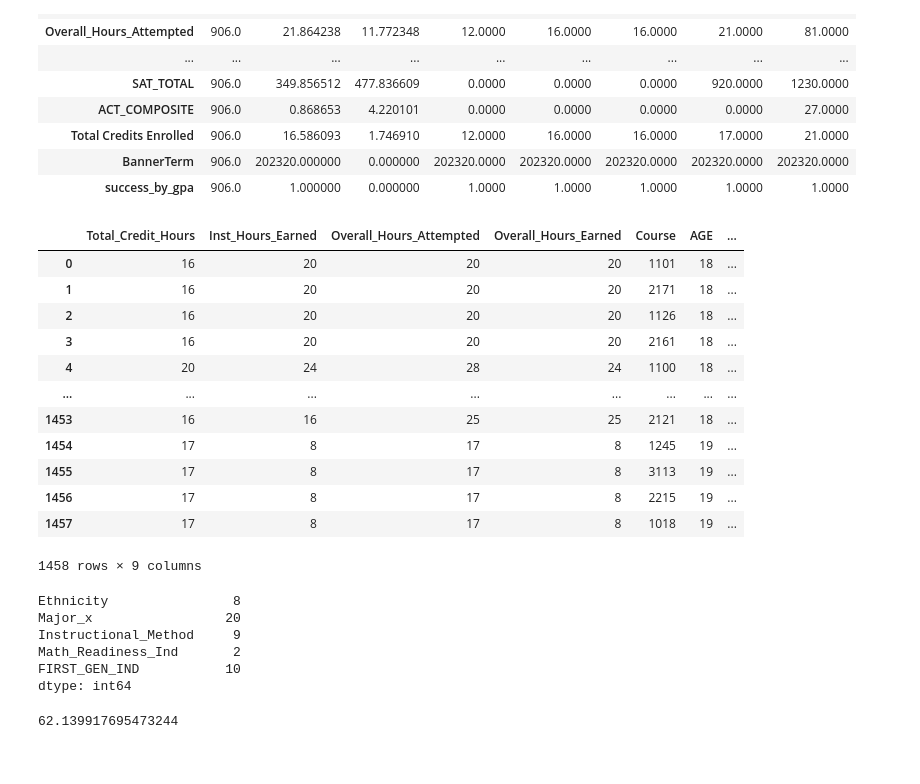
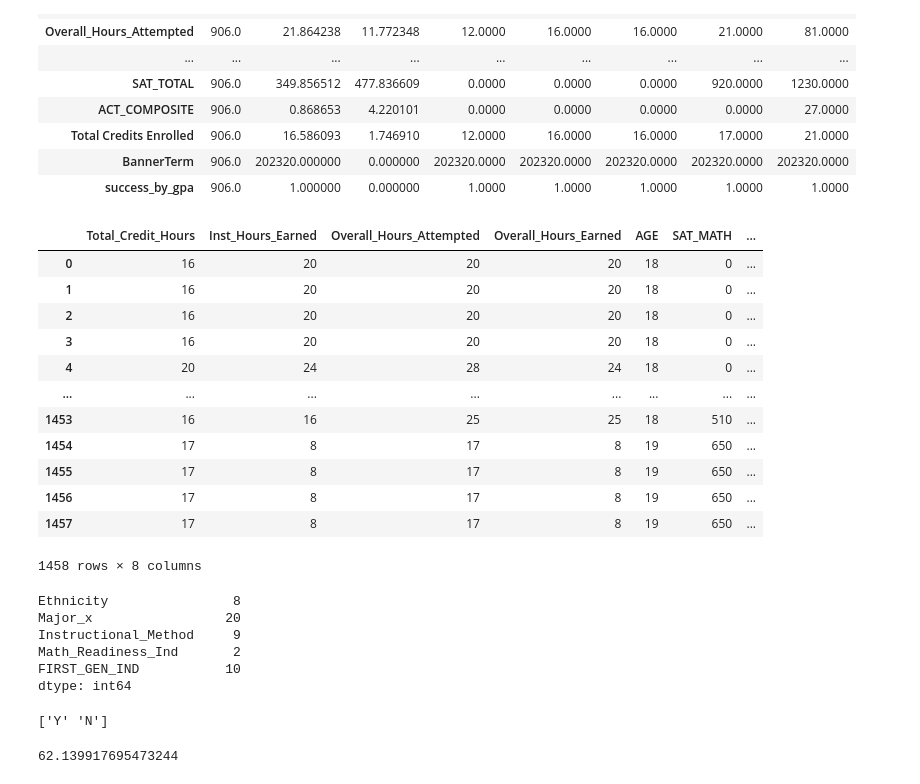
Before and after one commit to udoychowdhury/DataScience, a Jupyter notebook: Assitantship/logisticRegression.ipynb, the cells around one changed output. Cells and saved outputs as stored; diff of their text form; code cells hidden in the pictures.

```diff
--- a/Assitantship/logisticRegression.ipynb
+++ b/Assitantship/logisticRegression.ipynb
@@ -105,36 +105,37 @@ student_df[student_df['success_by_gpa'] == 1].describe().T
 # %%
 num_cols_hist = num_cols.drop(['success_by_gpa'], axis=1)
 num_cols_hist = num_cols_hist.drop(['Overall_GPA'], axis=1)
 num_cols_hist = num_cols_hist.drop(['Term_GPA'], axis=1)
 num_cols_hist = num_cols_hist.drop(['ID'], axis=1)
 num_cols_hist = num_cols_hist.drop(['HS_LAT'], axis=1)
 num_cols_hist = num_cols_hist.drop(['HS_LONG'], axis=1)
 num_cols_hist = num_cols_hist.drop(['SPRADDR_CNTY_CODE'], axis=1)
 num_cols_hist = num_cols_hist.drop(['Term_Code'], axis=1)
 num_cols_hist = num_cols_hist.drop(['Section'], axis=1)
 num_cols_hist = num_cols_hist.drop(['Admit_Term'], axis=1)
 num_cols_hist = num_cols_hist.drop(['County'], axis=1)
 num_cols_hist = num_cols_hist.drop(['BannerTerm'], axis=1)
 num_cols_hist = num_cols_hist.drop(['Credit_Hours'], axis=1)
 num_cols_hist = num_cols_hist.drop(['SAT_ERBW'], axis=1)
 num_cols_hist = num_cols_hist.drop(['SAT_TOTAL'], axis=1)
 num_cols_hist = num_cols_hist.drop(['CRN'], axis=1)
 num_cols_hist = num_cols_hist.drop(['Inst_Hours_Attempted'], axis=1)
+num_cols_hist = num_cols_hist.drop(['Course'], axis=1)
 num_cols_hist
 # %% [output]
-|  | Total_Credit_Hours | Inst_Hours_Earned | Overall_Hours_Attempted | Overall_Hours_Earned | Course | AGE | ... |
-| 0 | 16 | 20 | 20 | 20 | 1101 | 18 | ... |
-| 1 | 16 | 20 | 20 | 20 | 2171 | 18 | ... |
-| 2 | 16 | 20 | 20 | 20 | 1126 | 18 | ... |
-| 3 | 16 | 20 | 20 | 20 | 2161 | 18 | ... |
-| 4 | 20 | 24 | 28 | 24 | 1100 | 18 | ... |
+|  | Total_Credit_Hours | Inst_Hours_Earned | Overall_Hours_Attempted | Overall_Hours_Earned | AGE | SAT_MATH | ... |
+| 0 | 16 | 20 | 20 | 20 | 18 | 0 | ... |
+| 1 | 16 | 20 | 20 | 20 | 18 | 0 | ... |
+| 2 | 16 | 20 | 20 | 20 | 18 | 0 | ... |
+| 3 | 16 | 20 | 20 | 20 | 18 | 0 | ... |
+| 4 | 20 | 24 | 28 | 24 | 18 | 0 | ... |
 | ... | ... | ... | ... | ... | ... | ... | ... |
-| 1453 | 16 | 16 | 25 | 25 | 2121 | 18 | ... |
-| 1454 | 17 | 8 | 17 | 8 | 1245 | 19 | ... |
-| 1455 | 17 | 8 | 17 | 8 | 3113 | 19 | ... |
-| 1456 | 17 | 8 | 17 | 8 | 2215 | 19 | ... |
-| 1457 | 17 | 8 | 17 | 8 | 1018 | 19 | ... |
+| 1453 | 16 | 16 | 25 | 25 | 18 | 510 | ... |
+| 1454 | 17 | 8 | 17 | 8 | 19 | 650 | ... |
+| 1455 | 17 | 8 | 17 | 8 | 19 | 650 | ... |
+| 1456 | 17 | 8 | 17 | 8 | 19 | 650 | ... |
+| 1457 | 17 | 8 | 17 | 8 | 19 | 650 | ... |
-1458 rows × 9 columns
+1458 rows × 8 columns
 # %%
 # Scale numeric variables
 sc = StandardScaler()
@@ -165,6 +166,10 @@ Instructional_Method     9
 Math_Readiness_Ind       2
 FIRST_GEN_IND           10
 dtype: int64
+# %%
+print(cat_cols['Math_Readiness_Ind'].unique())
+# %% [output]
+['Y' 'N']
 # %%
 # one hot encode the categorical variables
 encoded_cat_cols = pd.get_dummies(cat_cols)
```
Also changed, not shown: parts of 7 cells of this notebook, 4 other files.
